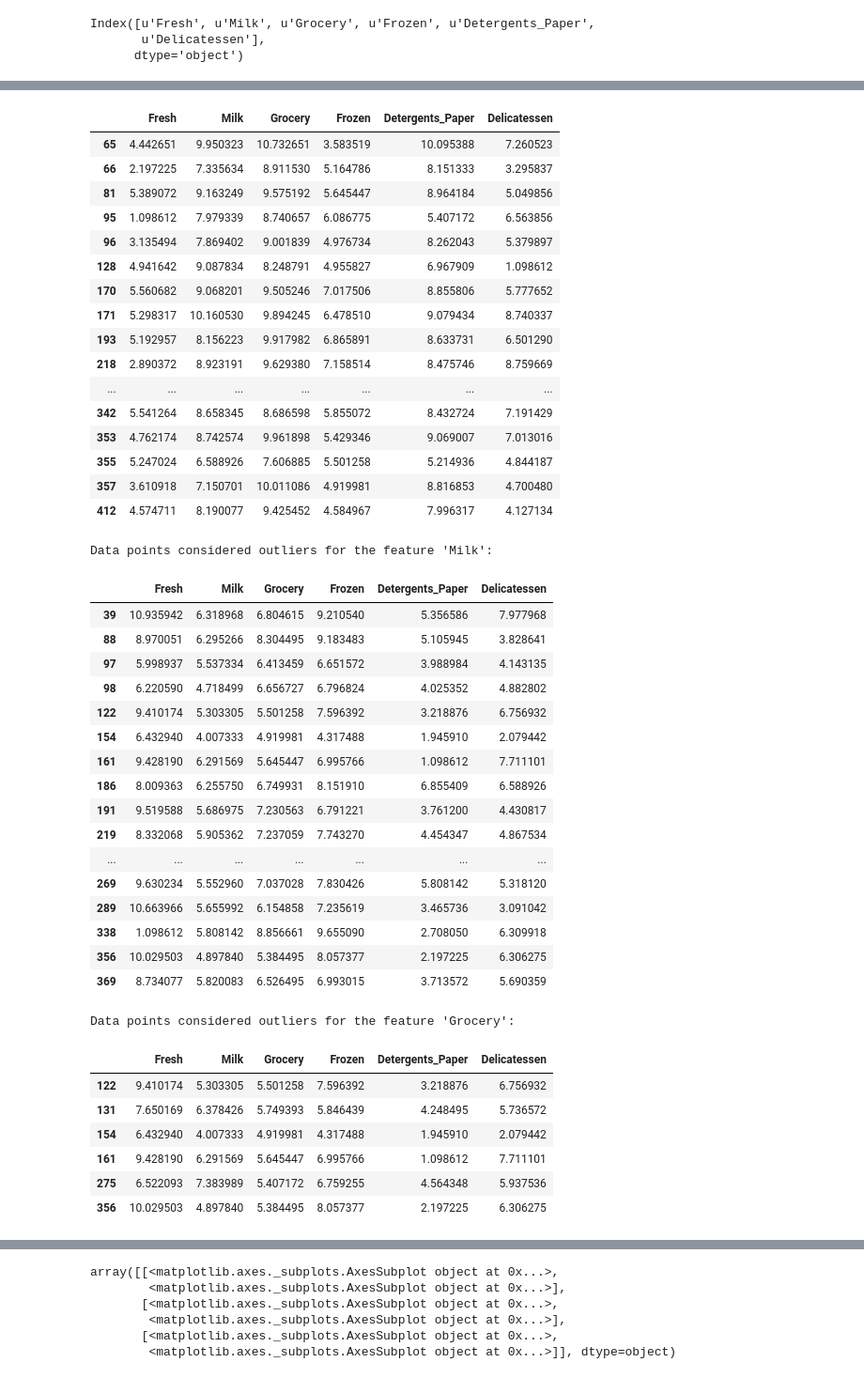
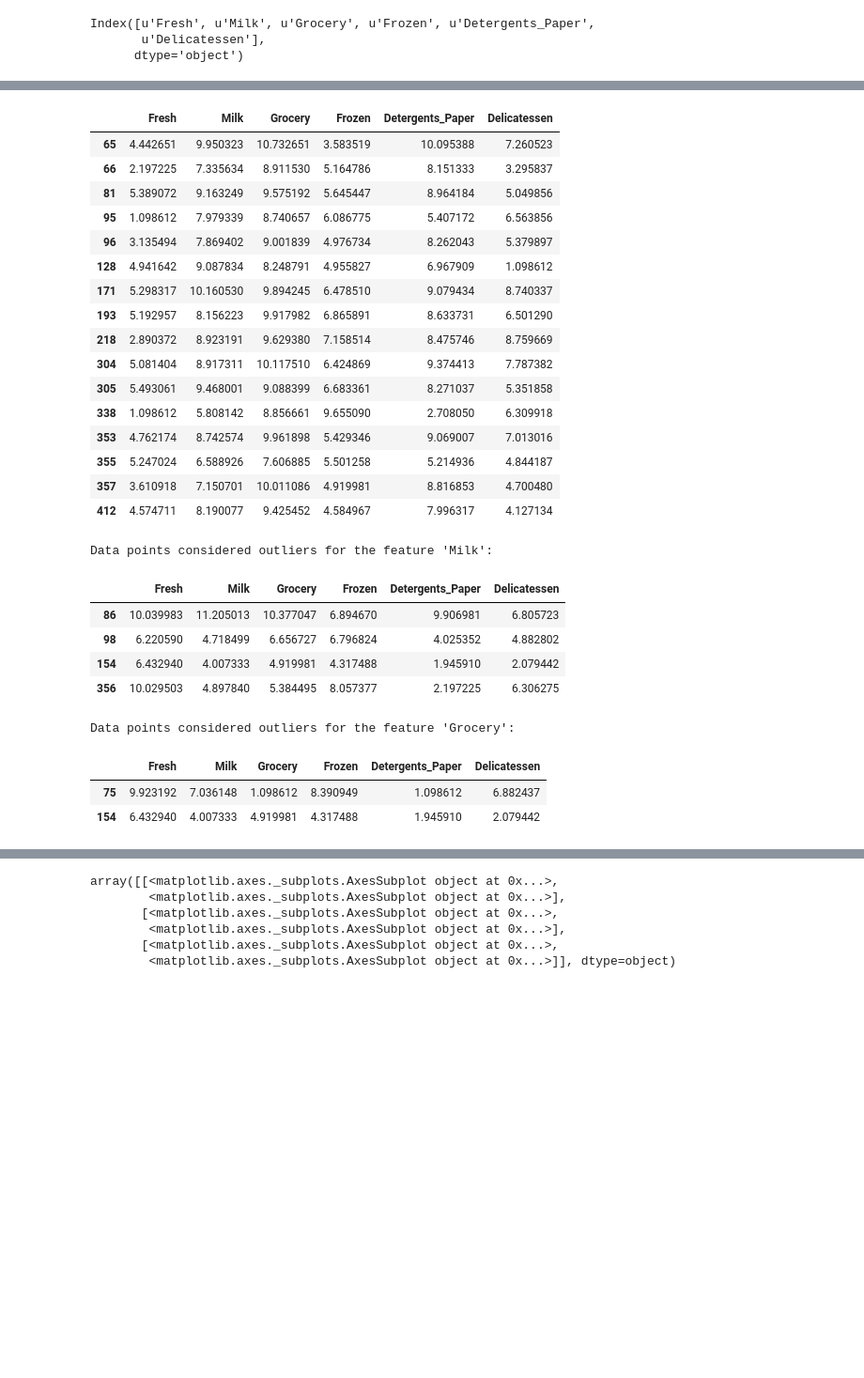
Before and after one commit to theofanislekkas/mlnd, a Jupyter notebook: customer_segments/customer_segments.ipynb, the cells around one changed output, grey strips where cells are left out. Shown at 94% size. Drawn from its saved outputs; the diff is of its cells as text; code cells hidden in the pictures; blank space fills up the shorter version.

Commit message:
Switch to ints from floats, misread docs for numpy percentile.

```diff
--- a/customer_segments/customer_segments.ipynb
+++ b/customer_segments/customer_segments.ipynb
@@ -192,68 +192,52 @@ Index([u'Fresh', u'Milk', u'Grocery', u'Frozen', u'Detergents_Paper',
 for feature in log_data.keys():
 
     # TODO: Calculate Q1 (25th percentile of the data) for the given feature
-    Q1 = np.percentile(log_data[feature], .25)
+    Q1 = np.percentile(log_data[feature], 25)
 
     # TODO: Calculate Q3 (75th percentile of the data) for the given feature
-    Q3 = np.percentile(log_data[feature], .75)
+    Q3 = np.percentile(log_data[feature], 75)
 
     # TODO: Use the interquartile range to calculate an outlier step (1.5 times the interquartile range)
     step = 1.5 * (Q3 - Q1)
 
     # Display the outliers
     print "Data points considered outliers for the feature '{}':".format(feature)
-    display(log_data[((log_data[feature] >= Q1 - step) & (log_data[feature] <= Q3 + step))])
+    display(log_data[~((log_data[feature] >= Q1 - step) & (log_data[feature] <= Q3 + step))])
 
 # OPTIONAL: Select the indices for data points you wish to remove
 outliers  = []
 
 # Remove the outliers, if any were specified
 good_data = log_data.drop(log_data.index[outliers]).reset_index(drop = True)
 # %% [output]
 Data points considered outliers for the feature 'Fresh':
 |  | Fresh | Milk | Grocery | Frozen | Detergents_Paper | Delicatessen |
 | 65 | 4.442651 | 9.950323 | 10.732651 | 3.583519 | 10.095388 | 7.260523 |
 | 66 | 2.197225 | 7.335634 | 8.911530 | 5.164786 | 8.151333 | 3.295837 |
 | 81 | 5.389072 | 9.163249 | 9.575192 | 5.645447 | 8.964184 | 5.049856 |
 | 95 | 1.098612 | 7.979339 | 8.740657 | 6.086775 | 5.407172 | 6.563856 |
 | 96 | 3.135494 | 7.869402 | 9.001839 | 4.976734 | 8.262043 | 5.379897 |
 | 128 | 4.941642 | 9.087834 | 8.248791 | 4.955827 | 6.967909 | 1.098612 |
-| 170 | 5.560682 | 9.068201 | 9.505246 | 7.017506 | 8.855806 | 5.777652 |
 | 171 | 5.298317 | 10.160530 | 9.894245 | 6.478510 | 9.079434 | 8.740337 |
 | 193 | 5.192957 | 8.156223 | 9.917982 | 6.865891 | 8.633731 | 6.501290 |
 | 218 | 2.890372 | 8.923191 | 9.629380 | 7.158514 | 8.475746 | 8.759669 |
-| ... | ... | ... | ... | ... | ... | ... |
-| 342 | 5.541264 | 8.658345 | 8.686598 | 5.855072 | 8.432724 | 7.191429 |
+| 304 | 5.081404 | 8.917311 | 10.117510 | 6.424869 | 9.374413 | 7.787382 |
+| 305 | 5.493061 | 9.468001 | 9.088399 | 6.683361 | 8.271037 | 5.351858 |
+| 338 | 1.098612 | 5.808142 | 8.856661 | 9.655090 | 2.708050 | 6.309918 |
 | 353 | 4.762174 | 8.742574 | 9.961898 | 5.429346 | 9.069007 | 7.013016 |
 | 355 | 5.247024 | 6.588926 | 7.606885 | 5.501258 | 5.214936 | 4.844187 |
 | 357 | 3.610918 | 7.150701 | 10.011086 | 4.919981 | 8.816853 | 4.700480 |
 | 412 | 4.574711 | 8.190077 | 9.425452 | 4.584967 | 7.996317 | 4.127134 |
 Data points considered outliers for the feature 'Milk':
 |  | Fresh | Milk | Grocery | Frozen | Detergents_Paper | Delicatessen |
-| 39 | 10.935942 | 6.318968 | 6.804615 | 9.210540 | 5.356586 | 7.977968 |
-| 88 | 8.970051 | 6.295266 | 8.304495 | 9.183483 | 5.105945 | 3.828641 |
-| 97 | 5.998937 | 5.537334 | 6.413459 | 6.651572 | 3.988984 | 4.143135 |
+| 86 | 10.039983 | 11.205013 | 10.377047 | 6.894670 | 9.906981 | 6.805723 |
 | 98 | 6.220590 | 4.718499 | 6.656727 | 6.796824 | 4.025352 | 4.882802 |
-| 122 | 9.410174 | 5.303305 | 5.501258 | 7.596392 | 3.218876 | 6.756932 |
 | 154 | 6.432940 | 4.007333 | 4.919981 | 4.317488 | 1.945910 | 2.079442 |
-| 161 | 9.428190 | 6.291569 | 5.645447 | 6.995766 | 1.098612 | 7.711101 |
-| 186 | 8.009363 | 6.255750 | 6.749931 | 8.151910 | 6.855409 | 6.588926 |
-| 191 | 9.519588 | 5.686975 | 7.230563 | 6.791221 | 3.761200 | 4.430817 |
-| 219 | 8.332068 | 5.905362 | 7.237059 | 7.743270 | 4.454347 | 4.867534 |
-| ... | ... | ... | ... | ... | ... | ... |
-| 269 | 9.630234 | 5.552960 | 7.037028 | 7.830426 | 5.808142 | 5.318120 |
-| 289 | 10.663966 | 5.655992 | 6.154858 | 7.235619 | 3.465736 | 3.091042 |
-| 338 | 1.098612 | 5.808142 | 8.856661 | 9.655090 | 2.708050 | 6.309918 |
 | 356 | 10.029503 | 4.897840 | 5.384495 | 8.057377 | 2.197225 | 6.306275 |
-| 369 | 8.734077 | 5.820083 | 6.526495 | 6.993015 | 3.713572 | 5.690359 |
 Data points considered outliers for the feature 'Grocery':
 |  | Fresh | Milk | Grocery | Frozen | Detergents_Paper | Delicatessen |
-| 122 | 9.410174 | 5.303305 | 5.501258 | 7.596392 | 3.218876 | 6.756932 |
-| 131 | 7.650169 | 6.378426 | 5.749393 | 5.846439 | 4.248495 | 5.736572 |
+| 75 | 9.923192 | 7.036148 | 1.098612 | 8.390949 | 1.098612 | 6.882437 |
 | 154 | 6.432940 | 4.007333 | 4.919981 | 4.317488 | 1.945910 | 2.079442 |
-| 161 | 9.428190 | 6.291569 | 5.645447 | 6.995766 | 1.098612 | 7.711101 |
-| 275 | 6.522093 | 7.383989 | 5.407172 | 6.759255 | 4.564348 | 5.937536 |
-| 356 | 10.029503 | 4.897840 | 5.384495 | 8.057377 | 2.197225 | 6.306275 |
 Data points considered outliers for the feature 'Frozen':
 |  | Fresh | Milk | Grocery | Frozen | Detergents_Paper | Delicatessen |
 | 38 | 8.431853 | 9.663261 | 9.723703 | 3.496508 | 8.847360 | 6.070738 |
```
Also changed, not shown: parts of 2 cells of this notebook.
